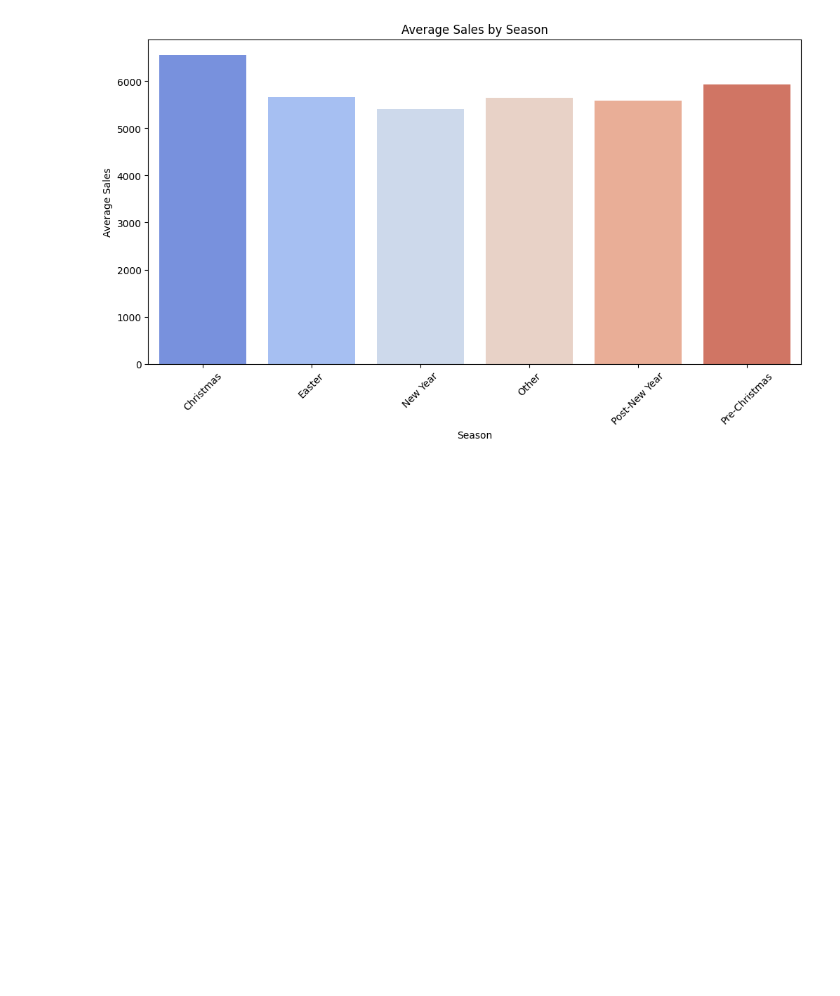
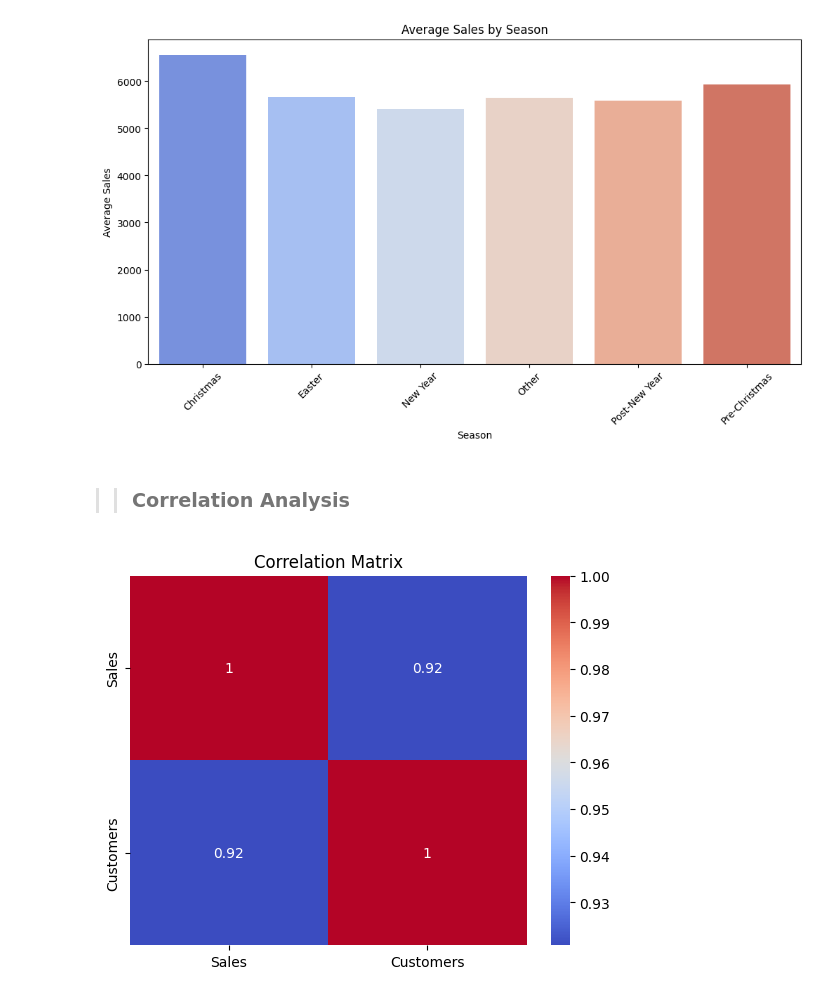
Before and after one commit to naolatomsa/forecast-sales-for-rossmann-store, a Jupyter notebook: notebooks/ExcustomerPurchasingBehavior.ipynb, the cells around one changed output. Cells and saved outputs as stored; diff of their text form; code cells hidden in the pictures; blank space fills up the shorter version.

Commit message:
correlation

```diff
--- a/notebooks/ExcustomerPurchasingBehavior.ipynb
+++ b/notebooks/ExcustomerPurchasingBehavior.ipynb
@@ -246,3 +246,10 @@ from scripts.ExcustomerPurchasingBehavior import analyze_seasonal_behaviors
 analyze_seasonal_behaviors(trian_merged)
 # %% [output]
 [figure]
+# %% [markdown]
+>> ### Correlation Analysis
+# %%
+from scripts.ExcustomerPurchasingBehavior import analyze_correlation
+analyze_correlation(trian_merged)
+# %% [output]
+[figure, added]
```
Also changed, not shown: 1 other file.
